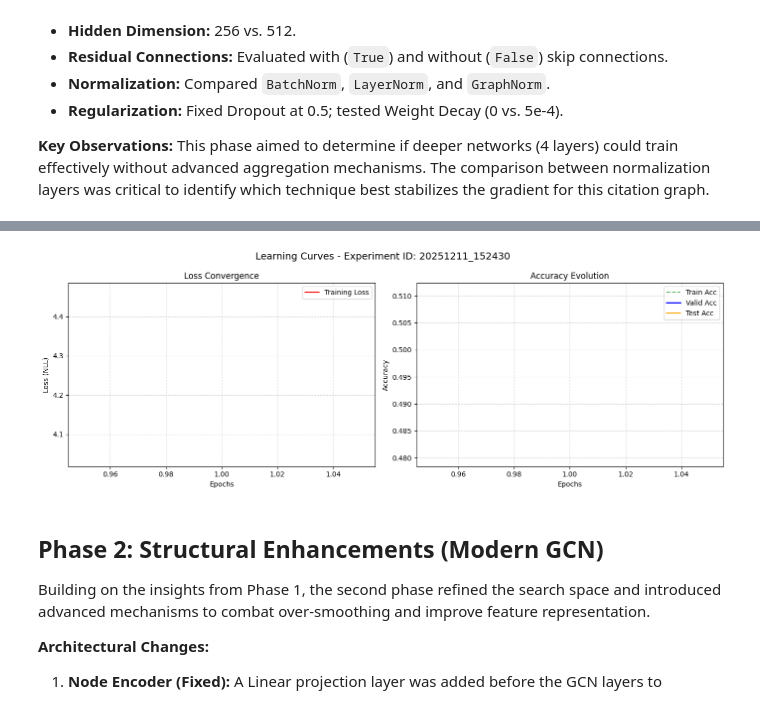
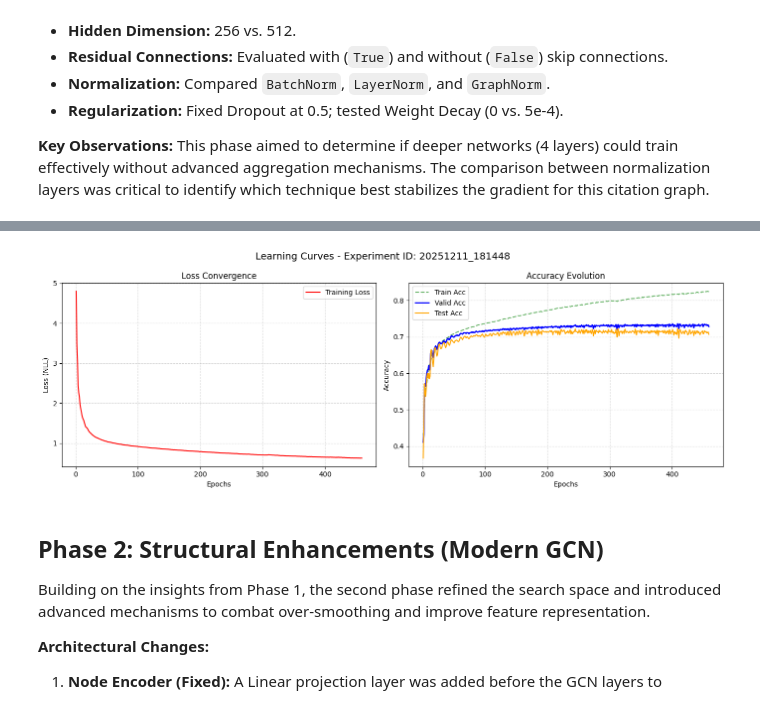
Before and after one commit to tuliorr/ogbn-arxiv-gcn, a Jupyter notebook: notebooks/experimental_Results.ipynb, the cells around one changed output, grey strips where cells are left out. Drawn from its saved outputs; the diff is of its cells as text; code cells hidden in the pictures.

```diff
--- a/notebooks/experimental_Results.ipynb
+++ b/notebooks/experimental_Results.ipynb
@@ -286,8 +286,8 @@ OPTIMAL HYPERPARAMETER CONFIGURATION:
 --------------------------------------------------------------------------------
 # %%
-plot_learning_curves('20251211_152430', CSV_PATH_V01)
+plot_learning_curves(best_v01['experiment_id'], CSV_PATH_V01)
 # %% [output]
-[figure, old version]
+[figure, new version]
 # %% [markdown]
 ## Phase 2: Structural Enhancements (Modern GCN)
 
```
Also changed, not shown: parts of 8 cells of this notebook, 1 other file.
